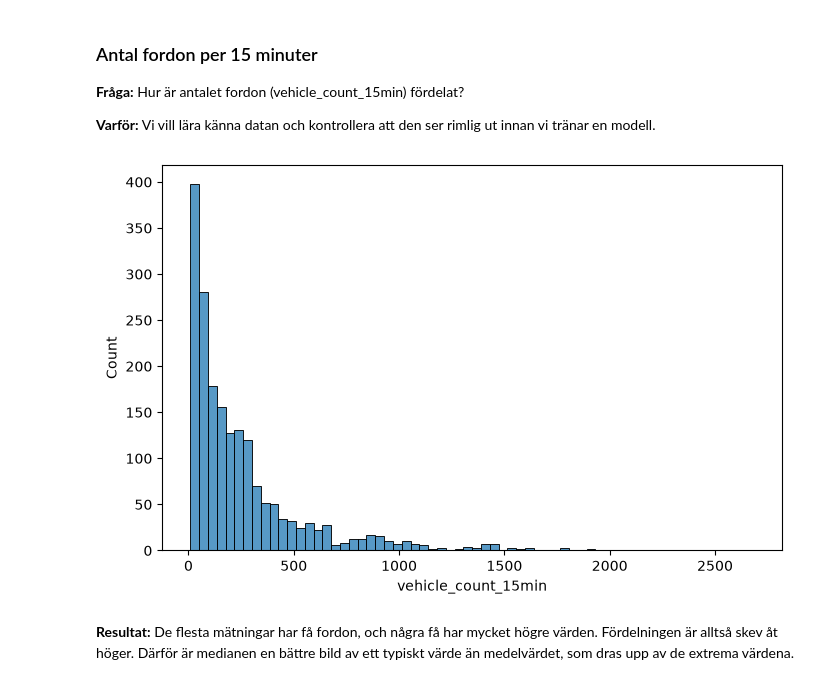
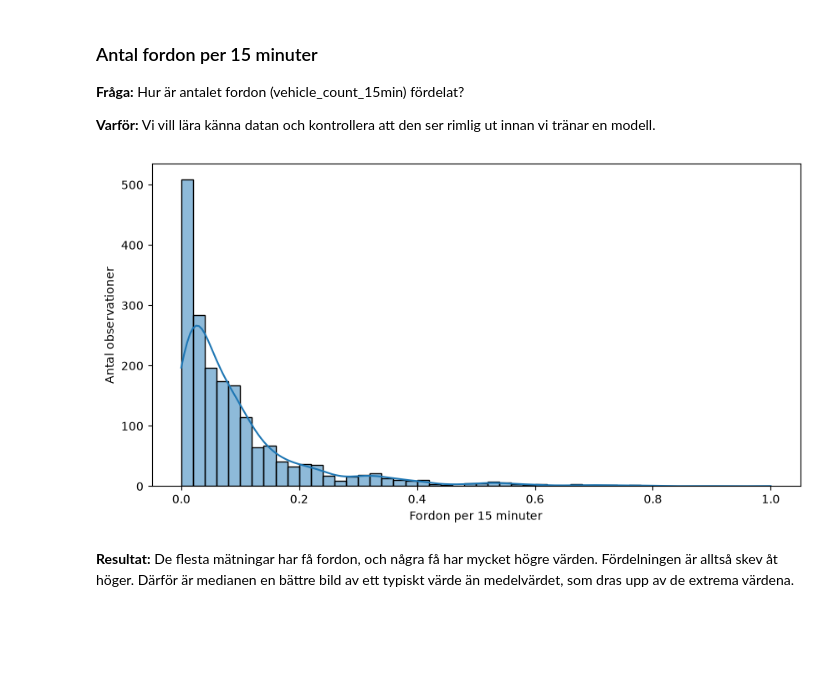
Before and after one commit to s91k/mu25-ml-group-2, a Jupyter notebook: eda_muamer.ipynb, the cells around one changed output. Drawn from its saved outputs; the diff is of its cells as text; code cells hidden in the pictures; blank space fills up the shorter version.

```diff
--- a/eda_muamer.ipynb
+++ b/eda_muamer.ipynb
@@ -54,3 +89,4 @@ df['next_timestamp'] = df.groupby('sensor_id')['timestamp'].shift(-1)
 df['duration_to_next'] = pd.to_datetime(df['next_timestamp']) - pd.to_datetime(df['timestamp'])
 
 df = df[df['duration_to_next'].dt.total_seconds() / 60 == 60]
+df = df.drop(columns=['next_timestamp', 'duration_to_next'])
@@ -61,3 +93,8 @@ len(df)
+# %%
+numeric_cols = df.select_dtypes(include='number').columns
+
+scaler = MinMaxScaler()
+df[numeric_cols] = scaler.fit_transform(df[numeric_cols])
 # %%
 df.head()
 # %% [output]
@@ -147,11 +184,15 @@ len(df)
 
 **Varför:** Vi vill lära känna datan och kontrollera att den ser rimlig ut innan vi tränar en modell.
 # %%
-plt.figure(figsize=(8, 5))
-sns.histplot(data=df, x='vehicle_count_15min')
+plt.figure(figsize=(10, 5))
+sns.histplot(data=df,x="vehicle_count_15min",bins=50,kde=True)
+
+plt.xlabel("Fordon per 15 minuter")
+plt.ylabel("Antal observationer")
+
 plt.show()
 # %% [output]
-[figure, old version]
+[figure, new version]
 # %% [markdown]
 **Resultat:** De flesta mätningar har få fordon, och några få har mycket högre värden. Fördelningen är alltså skev åt höger. Därför är medianen en bättre bild av ett typiskt värde än medelvärdet, som dras upp av de extrema värdena.
 # %% [markdown]
```
Also changed, not shown: parts of 23 cells of this notebook.
